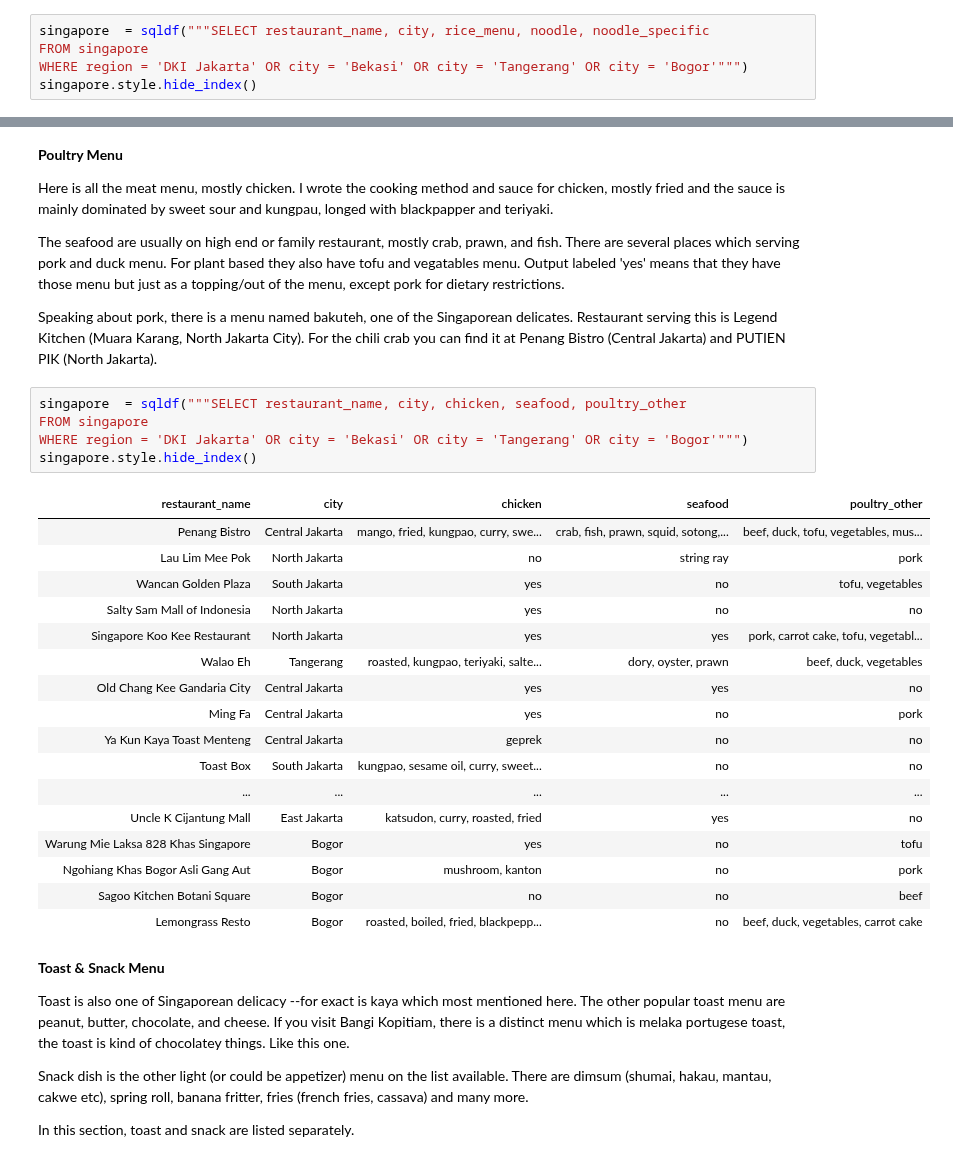
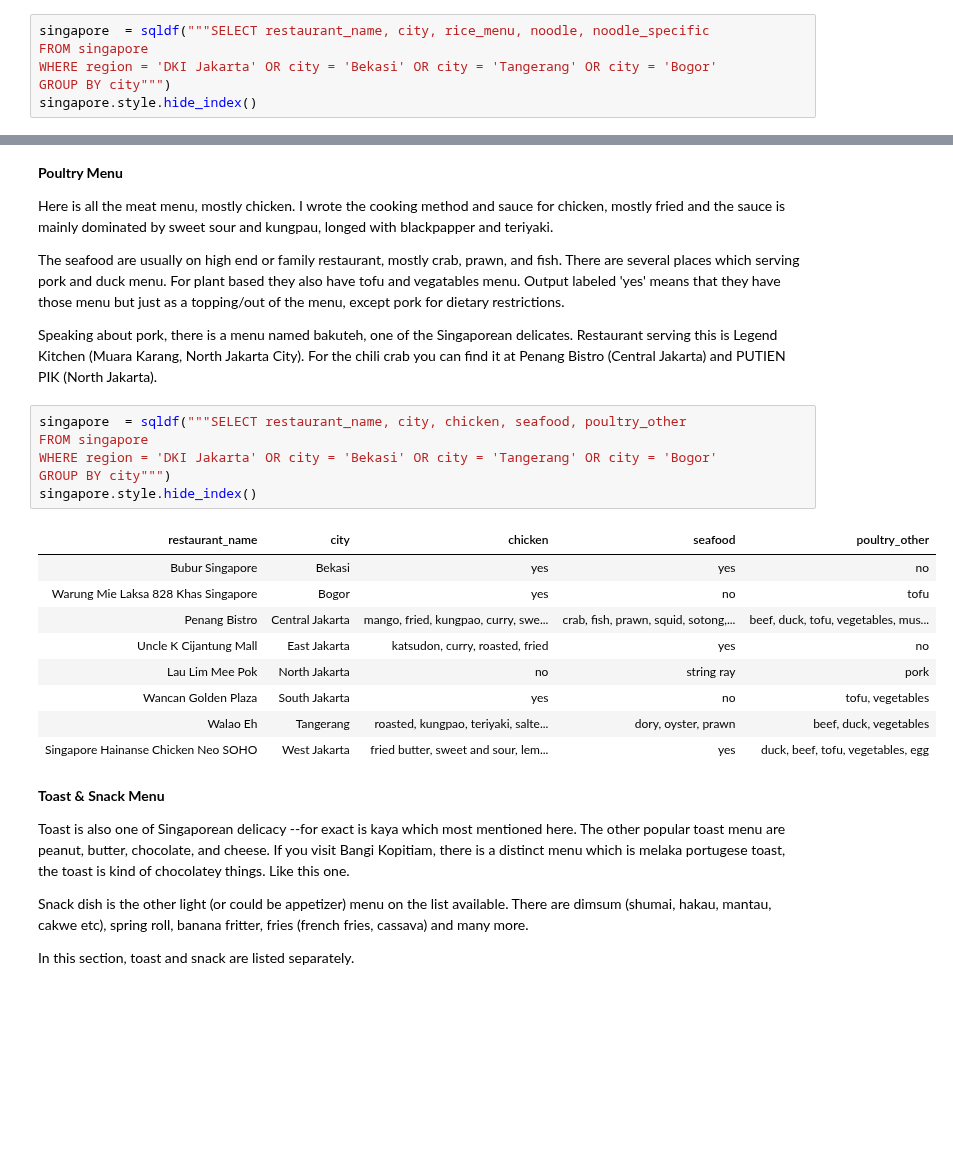
Before and after one commit to miradelimanr/Burger-Jakarta, a Jupyter notebook: singaporean-food-in-indonesia-i-sql-version.ipynb, the cells around one changed output, grey strips where cells are left out. Saved outputs shown, nothing was run; the diff lists cells and outputs as text; blank space fills up the shorter version.

```diff
--- a/singaporean-food-in-indonesia-i-sql-version.ipynb
+++ b/singaporean-food-in-indonesia-i-sql-version.ipynb
@@ -46,7 +58,8 @@ For disambiguation (next time you look for the menu), mee is mie/noodle, fried r
 # %%
 singapore  = sqldf("""SELECT restaurant_name, city, rice_menu, noodle, noodle_specific
 FROM singapore
-WHERE region = 'DKI Jakarta' OR city = 'Bekasi' OR city = 'Tangerang' OR city = 'Bogor'""")
+WHERE region = 'DKI Jakarta' OR city = 'Bekasi' OR city = 'Tangerang' OR city = 'Bogor'
+GROUP BY city""")
 singapore.style.hide_index()
 # %% [output]
 | restaurant_name | city | rice_menu | noodle | noodle_specific |
@@ -77,26 +82,19 @@ Speaking about pork, there is a menu named bakuteh, one of the Singaporean delic
 # %%
 singapore  = sqldf("""SELECT restaurant_name, city, chicken, seafood, poultry_other
 FROM singapore
-WHERE region = 'DKI Jakarta' OR city = 'Bekasi' OR city = 'Tangerang' OR city = 'Bogor'""")
+WHERE region = 'DKI Jakarta' OR city = 'Bekasi' OR city = 'Tangerang' OR city = 'Bogor'
+GROUP BY city""")
 singapore.style.hide_index()
 # %% [output]
 | restaurant_name | city | chicken | seafood | poultry_other |
+| Bubur Singapore | Bekasi | yes | yes | no |
+| Warung Mie Laksa 828 Khas Singapore | Bogor | yes | no | tofu |
 | Penang Bistro | Central Jakarta | mango, fried, kungpao, curry, swe... | crab, fish, prawn, squid, sotong,... | beef, duck, tofu, vegetables, mus... |
+| Uncle K Cijantung Mall | East Jakarta | katsudon, curry, roasted, fried | yes | no |
 | Lau Lim Mee Pok | North Jakarta | no | string ray | pork |
 | Wancan Golden Plaza | South Jakarta | yes | no | tofu, vegetables |
-| Salty Sam Mall of Indonesia | North Jakarta | yes | no | no |
-| Singapore Koo Kee Restaurant | North Jakarta | yes | yes | pork, carrot cake, tofu, vegetabl... |
 | Walao Eh | Tangerang | roasted, kungpao, teriyaki, salte... | dory, oyster, prawn | beef, duck, vegetables |
-| Old Chang Kee Gandaria City | Central Jakarta | yes | yes | no |
-| Ming Fa | Central Jakarta | yes | no | pork |
-| Ya Kun Kaya Toast Menteng | Central Jakarta | geprek | no | no |
-| Toast Box | South Jakarta | kungpao, sesame oil, curry, sweet... | no | no |
-| ... | ... | ... | ... | ... |
-| Uncle K Cijantung Mall | East Jakarta | katsudon, curry, roasted, fried | yes | no |
-| Warung Mie Laksa 828 Khas Singapore | Bogor | yes | no | tofu |
-| Ngohiang Khas Bogor Asli Gang Aut | Bogor | mushroom, kanton | no | pork |
-| Sagoo Kitchen Botani Square | Bogor | no | no | beef |
-| Lemongrass Resto | Bogor | roasted, boiled, fried, blackpepp... | no | beef, duck, vegetables, carrot cake |
+| Singapore Hainanse Chicken Neo SOHO | West Jakarta | fried butter, sweet and sour, lem... | yes | duck, beef, tofu, vegetables, egg |
 # %% [markdown]
 **Toast & Snack Menu**
 
```
Also changed, not shown: parts of 8 cells of this notebook.
